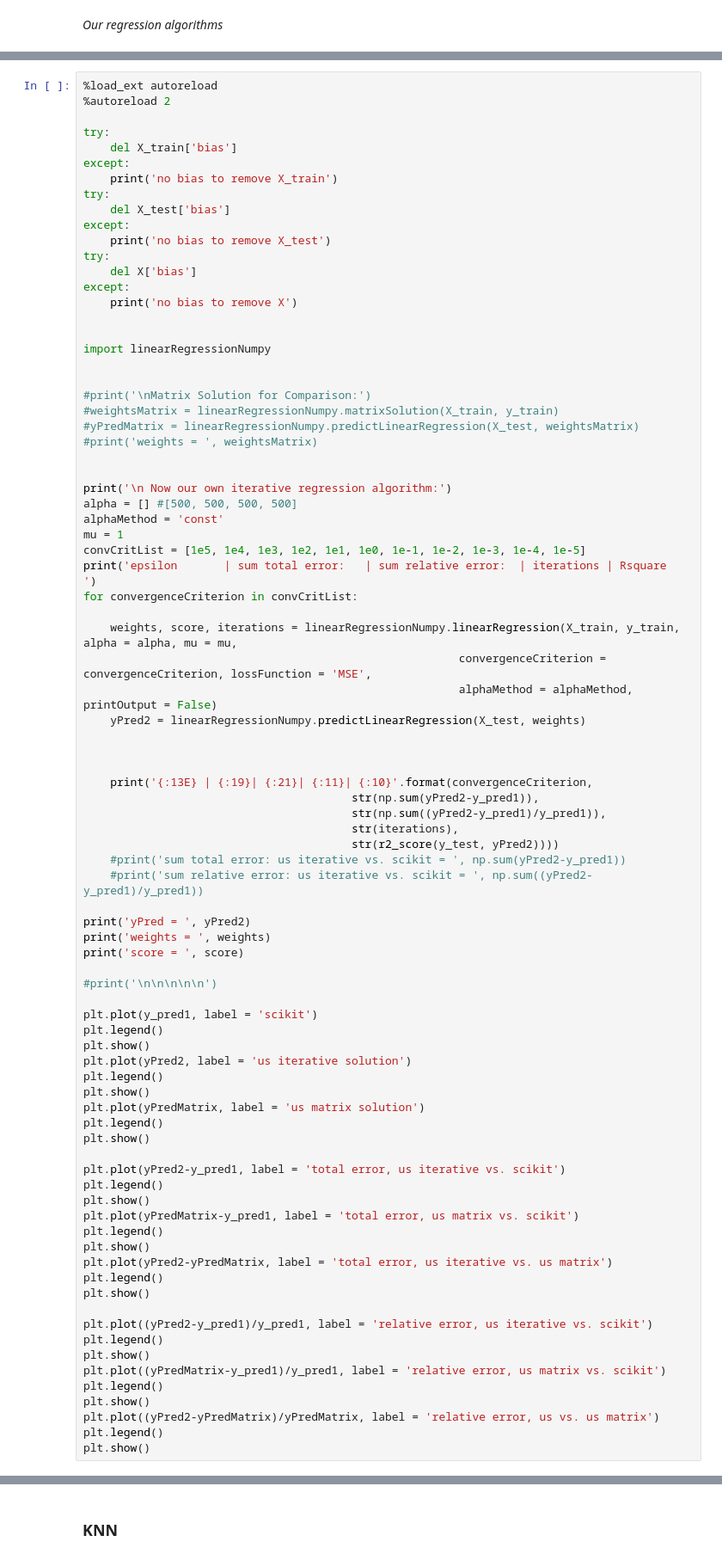
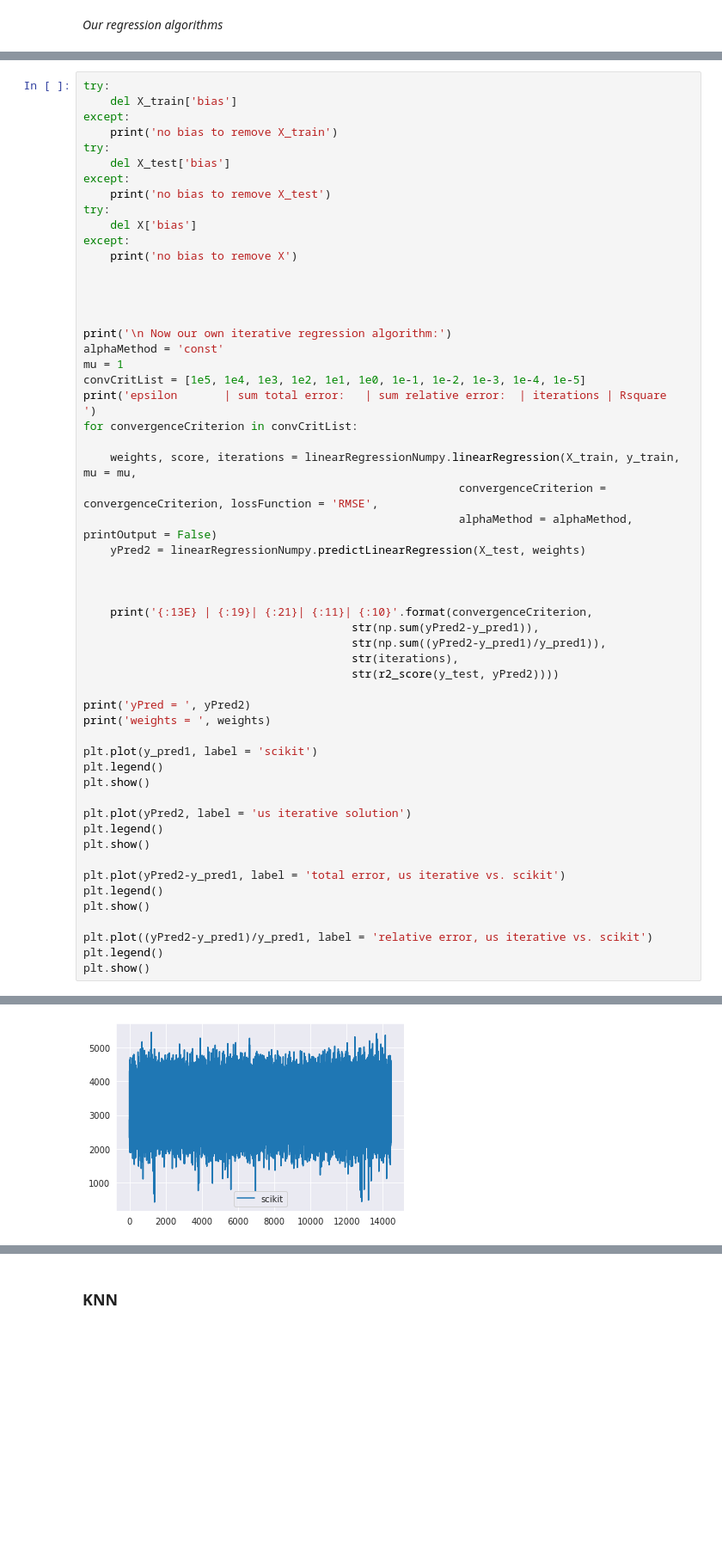
Before and after one commit to diogofbraga/MachineLearningAssignments, a Jupyter notebook: MetroInterstateTrafficVolume/MetroInterstateTrafficVolume.ipynb, the cells around one changed output, grey strips where cells are left out. Shown at 86% size. Cells and saved outputs as stored; diff of their text form; blank space fills up the shorter version.

```diff
--- a/MetroInterstateTrafficVolume/MetroInterstateTrafficVolume.ipynb
+++ b/MetroInterstateTrafficVolume/MetroInterstateTrafficVolume.ipynb
@@ -301,7 +750,4 @@ stop
 # %%
-%load_ext autoreload
-%autoreload 2
-
 try:
     del X_train['bias']
 except:
@@ -316,25 +762,17 @@ except:
     print('no bias to remove X')
 
 
-import linearRegressionNumpy
-
-
-#print('\nMatrix Solution for Comparison:')
-#weightsMatrix = linearRegressionNumpy.matrixSolution(X_train, y_train)
-#yPredMatrix = linearRegressionNumpy.predictLinearRegression(X_test, weightsMatrix)
-#print('weights = ', weightsMatrix)
 
 
 print('\n Now our own iterative regression algorithm:')
-alpha = [] #[500, 500, 500, 500]
 alphaMethod = 'const'
 mu = 1
 convCritList = [1e5, 1e4, 1e3, 1e2, 1e1, 1e0, 1e-1, 1e-2, 1e-3, 1e-4, 1e-5]
 print('epsilon       | sum total error:   | sum relative error:  | iterations | Rsquare   ')
 for convergenceCriterion in convCritList:
 
-    weights, score, iterations = linearRegressionNumpy.linearRegression(X_train, y_train, alpha = alpha, mu = mu,
-                                                        convergenceCriterion = convergenceCriterion, lossFunction = 'MSE',
+    weights, score, iterations = linearRegressionNumpy.linearRegression(X_train, y_train, mu = mu,
+                                                        convergenceCriterion = convergenceCriterion, lossFunction = 'RMSE',
                                                         alphaMethod = alphaMethod, printOutput = False)
     yPred2 = linearRegressionNumpy.predictLinearRegression(X_test, weights)
 
@@ -345,41 +783,23 @@ for convergenceCriterion in convCritList:
                                         str(np.sum((yPred2-y_pred1)/y_pred1)),
                                         str(iterations),
                                         str(r2_score(y_test, yPred2))))
-    #print('sum total error: us iterative vs. scikit = ', np.sum(yPred2-y_pred1))
-    #print('sum relative error: us iterative vs. scikit = ', np.sum((yPred2-y_pred1)/y_pred1))
 
 print('yPred = ', yPred2)
 print('weights = ', weights)
-print('score = ', score)
-
-#print('\n\n\n\n\n')
 
 plt.plot(y_pred1, label = 'scikit')
 plt.legend()
 plt.show()
+
 plt.plot(yPred2, label = 'us iterative solution')
-plt.legend()
-plt.show()
-plt.plot(yPredMatrix, label = 'us matrix solution')
 plt.legend()
 plt.show()
 
 plt.plot(yPred2-y_pred1, label = 'total error, us iterative vs. scikit')
 plt.legend()
 plt.show()
-plt.plot(yPredMatrix-y_pred1, label = 'total error, us matrix vs. scikit')
-plt.legend()
-plt.show()
-plt.plot(yPred2-yPredMatrix, label = 'total error, us iterative vs. us matrix')
-plt.legend()
-plt.show()
 
 plt.plot((yPred2-y_pred1)/y_pred1, label = 'relative error, us iterative vs. scikit')
 plt.legend()
 plt.show()
-plt.plot((yPredMatrix-y_pred1)/y_pred1, label = 'relative error, us matrix vs. scikit')
-plt.legend()
-plt.show()
-plt.plot((yPred2-yPredMatrix)/yPredMatrix, label = 'relative error, us vs. us matrix')
-plt.legend()
-plt.show()
+# %% [output]
@@ -385,0 +823 @@ plt.show()
+[figure, added]
```
Also changed, not shown: parts of 50 cells of this notebook, 2 other files.
